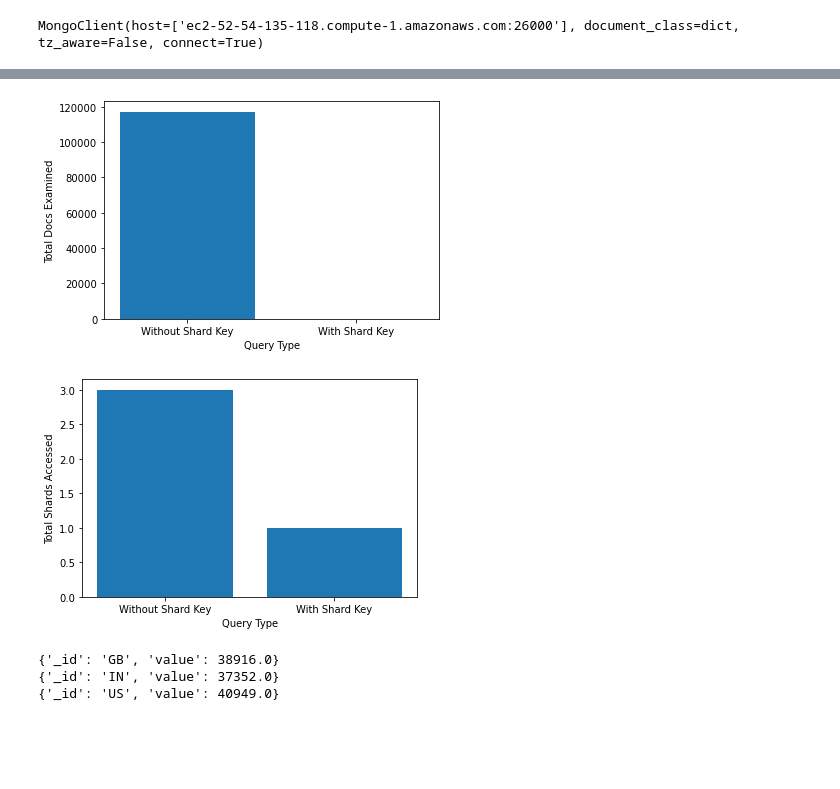
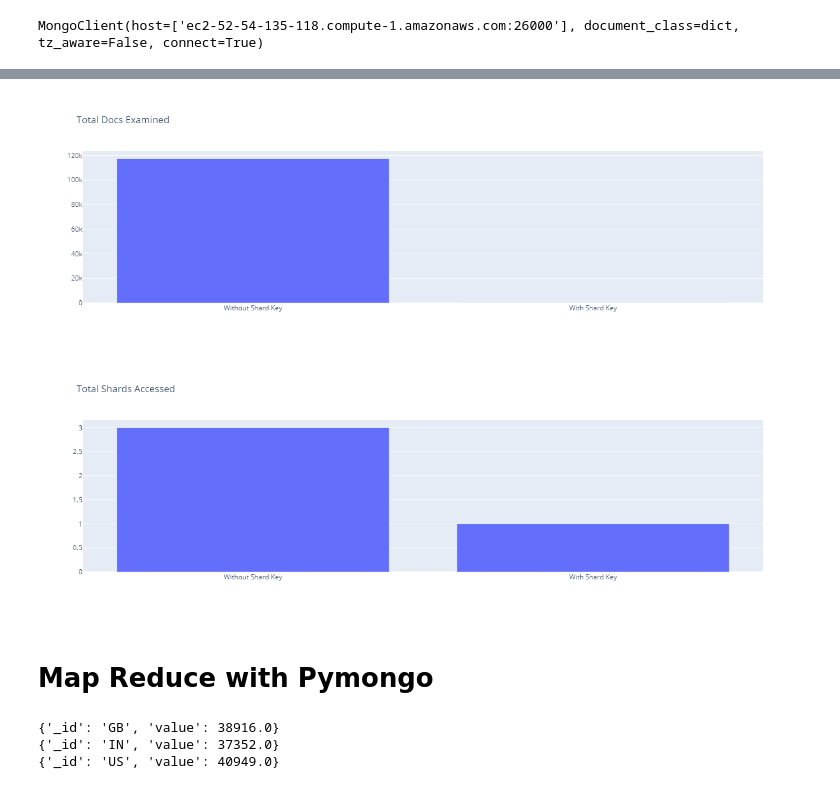
Before and after one commit to Team-CodePlay/distributed-mongodb-framework, a Jupyter notebook: shardAnalysis.ipynb, the cells around one changed output, grey strips where cells are left out. Cells and saved outputs as stored; diff of their text form; code cells hidden in the pictures; blank space fills up the shorter version.

```diff
--- a/shardAnalysis.ipynb
+++ b/shardAnalysis.ipynb
@@ -108,17 +122,17 @@ plt.show()
 # %%
-plt.bar(["Without Shard Key", "With Shard Key"],[vidQuery["executionStats"]["totalDocsExamined"],countryVidQuery["executionStats"]["totalDocsExamined"]])
-plt.xlabel("Query Type")
-plt.ylabel("Total Docs Examined")
-plt.show()
+fig = go.Figure([go.Bar(x=["Without Shard Key", "With Shard Key"], y=[vidQuery["executionStats"]["totalDocsExamined"],countryVidQuery["executionStats"]["totalDocsExamined"]])])
+fig.update_layout(title="Total Docs Examined")
+fig.show()
 # %% [output]
-[figure, old version]
+[figure, new version]
 # %%
-plt.bar(["Without Shard Key", "With Shard Key"],[len(vidQuery["queryPlanner"]["winningPlan"]["shards"]),len(countryVidQuery["queryPlanner"]["winningPlan"]["shards"])])
-plt.xlabel("Query Type")
-plt.ylabel("Total Shards Accessed")
-plt.show()
+fig = go.Figure([go.Bar(x=["Without Shard Key", "With Shard Key"], y=[len(vidQuery["queryPlanner"]["winningPlan"]["shards"]),len(countryVidQuery["queryPlanner"]["winningPlan"]["shards"])])])
+fig.update_layout(title="Total Shards Accessed")
+fig.show()
 # %% [output]
-[figure, old version]
+[figure, new version]
+# %% [markdown]
+# Map Reduce with Pymongo
 # %%
 mapper = Code("""
 function(){
```
Also changed, not shown: parts of 11 cells of this notebook.
